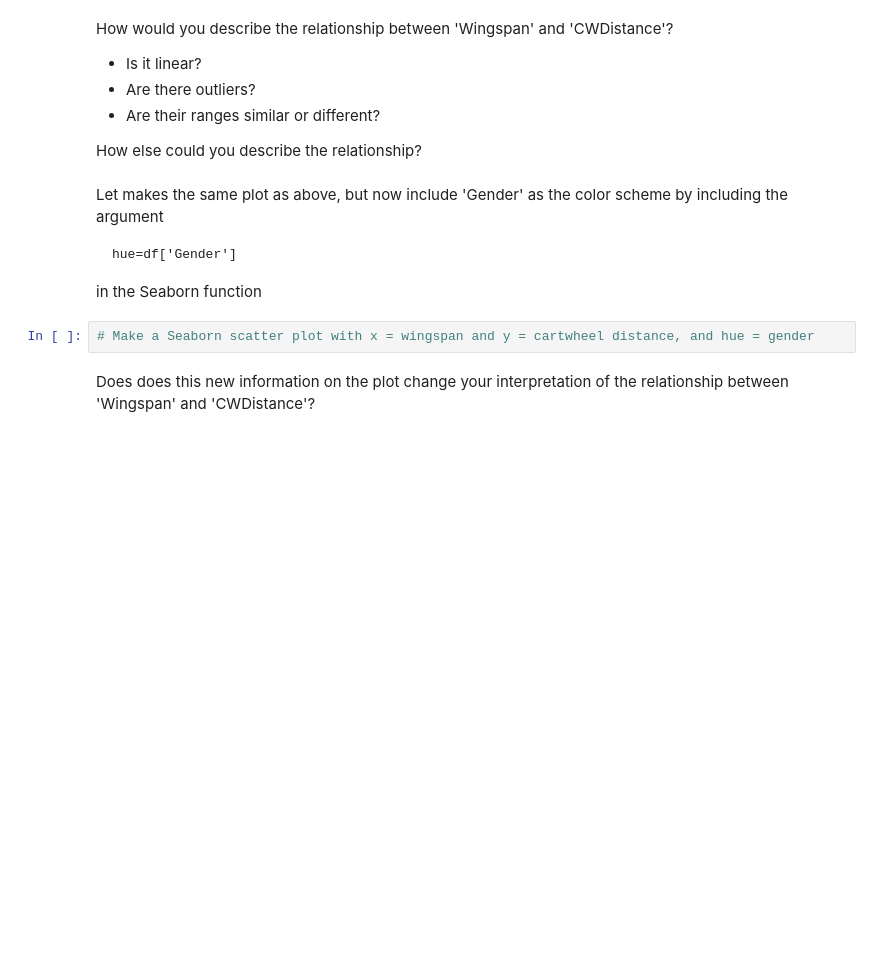
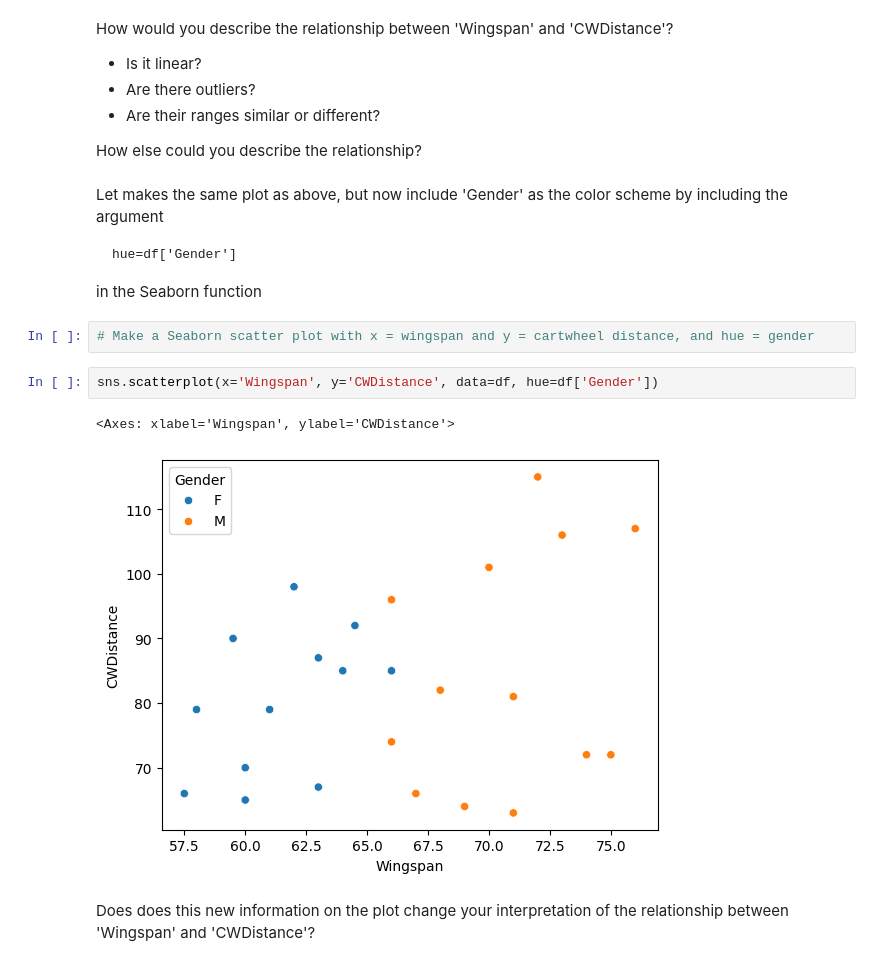
Before and after one commit to emirmaciastec/MEM_M-todos_estadisticos, a Jupyter notebook: lab3_6_w3_assessment.ipynb, the cells around one changed output. Saved outputs shown, nothing was run; the diff lists cells and outputs as text; blank space fills up the shorter version.

```diff
--- a/lab3_6_w3_assessment.ipynb
+++ b/lab3_6_w3_assessment.ipynb
@@ -65,5 +77,10 @@ hue=df['Gender']
 in the Seaborn function
 # %%
 # Make a Seaborn scatter plot with x = wingspan and y = cartwheel distance, and hue = gender
+# %%
+sns.scatterplot(x='Wingspan', y='CWDistance', data=df, hue=df['Gender'])
+# %% [output]
+<Axes: xlabel='Wingspan', ylabel='CWDistance'>
+[figure, added]
 # %% [markdown]
 Does does this new information on the plot change your interpretation of the relationship between 'Wingspan' and 'CWDistance'?
```
Also changed, not shown: parts of 11 cells of this notebook.
